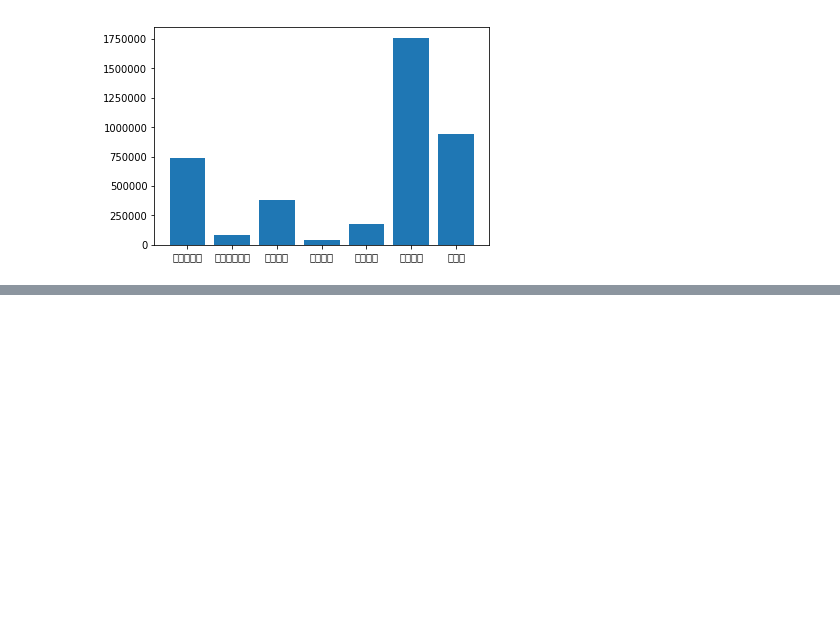
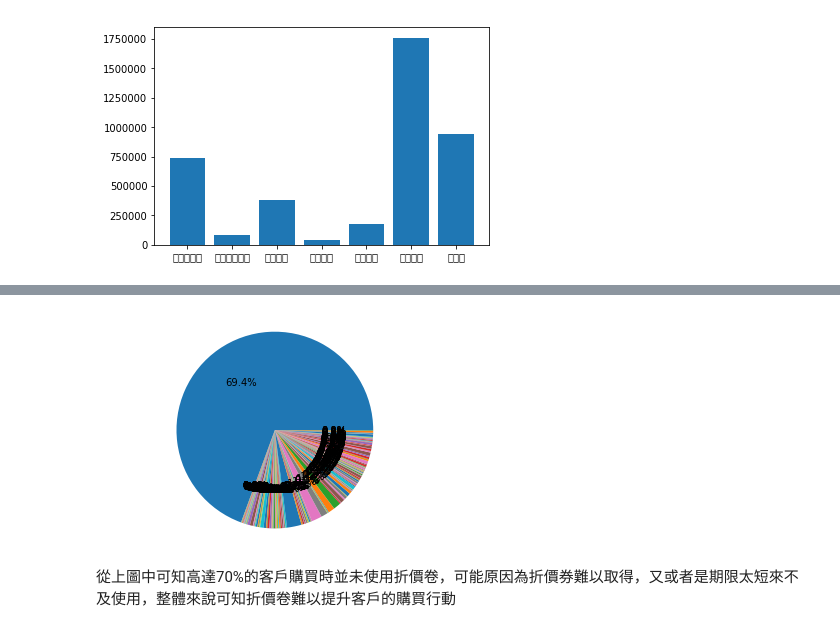
Before and after one commit to JessicaTsai/NTU-CSX-4001--, a Jupyter notebook: week3_91app_EDA.ipynb, the cells around one changed output, grey strips where cells are left out. Cells and saved outputs as stored; diff of their text form; code cells hidden in the pictures; blank space fills up the shorter version.

```diff
--- a/week3_91app_EDA.ipynb
+++ b/week3_91app_EDA.ipynb
@@ -103,0 +141,8 @@ plt.bar(x, distypequant)
+# %%
+plt.pie(ecoupquan, autopct='%1.1f%%')
+plt.axis('equal')
+plt.show()
+# %% [output]
+[figure, added]
+# %% [markdown]
+從上圖中可知高達70%的客戶購買時並未使用折價卷，可能原因為折價券難以取得，又或者是期限太短來不及使用，整體來說可知折價卷難以提升客戶的購買行動
```
Also changed, not shown: parts of 9 cells of this notebook.
